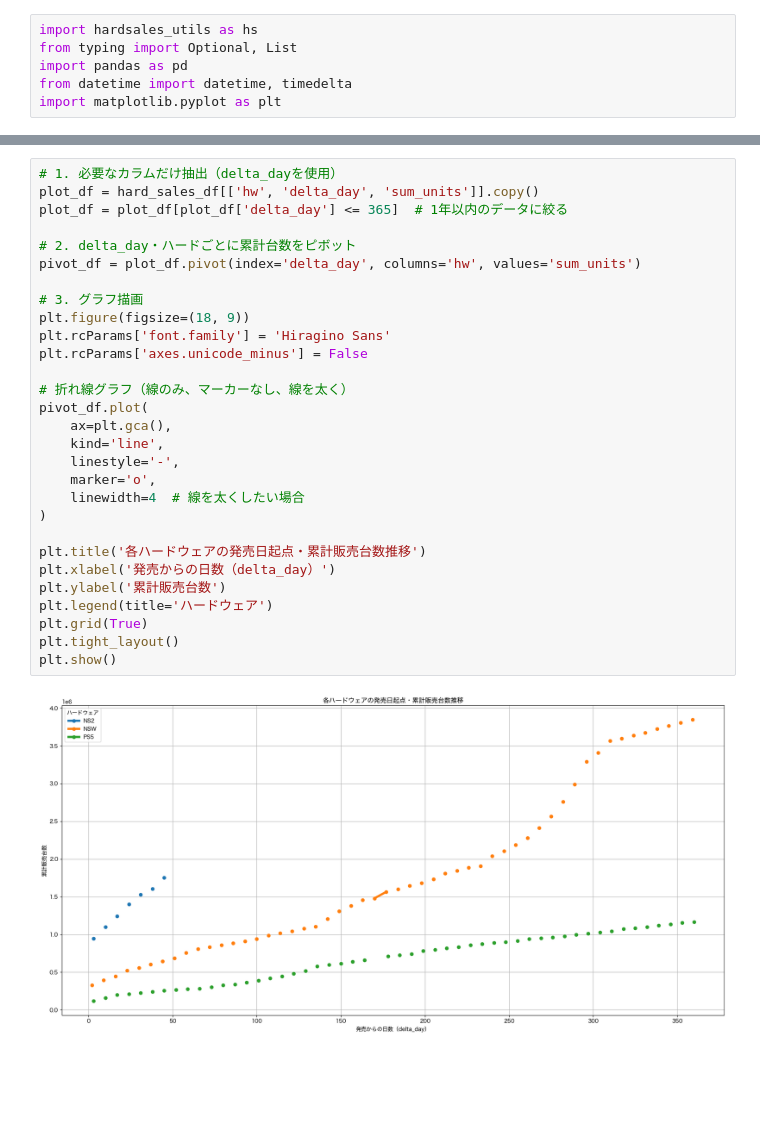
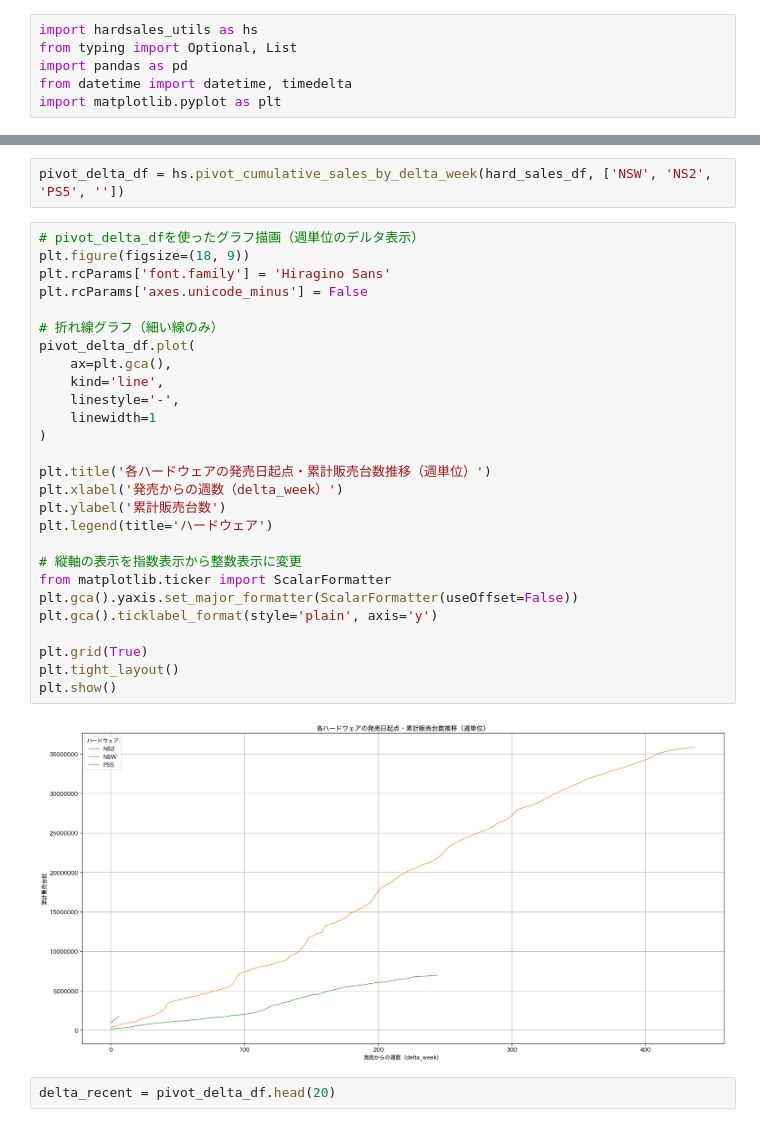
Before and after one commit to hidenden/gamedata, a Jupyter notebook: analysis/cumulative_graph.ipynb, the cells around one changed output, grey strips where cells are left out. Drawn from its saved outputs; the diff is of its cells as text; blank space fills up the shorter version.

```diff
--- a/analysis/cumulative_graph.ipynb
+++ b/analysis/cumulative_graph.ipynb
@@ -38,31 +52,33 @@ plt.show()
-# %%
-# 1. 必要なカラムだけ抽出（delta_dayを使用）
-plot_df = hard_sales_df[['hw', 'delta_day', 'sum_units']].copy()
-plot_df = plot_df[plot_df['delta_day'] <= 365]  # 1年以内のデータに絞る
-
-# 2. delta_day・ハードごとに累計台数をピボット
-pivot_df = plot_df.pivot(index='delta_day', columns='hw', values='sum_units')
-
-# 3. グラフ描画
-plt.figure(figsize=(18, 9))
-plt.rcParams['font.family'] = 'Hiragino Sans'
-plt.rcParams['axes.unicode_minus'] = False
-
-# 折れ線グラフ（線のみ、マーカーなし、線を太く）
-pivot_df.plot(
-    ax=plt.gca(),
-    kind='line',
-    linestyle='-',
-    marker='o',
-    linewidth=4  # 線を太くしたい場合
-)
-
-plt.title('各ハードウェアの発売日起点・累計販売台数推移')
-plt.xlabel('発売からの日数（delta_day）')
-plt.ylabel('累計販売台数')
-plt.legend(title='ハードウェア')
-plt.grid(True)
-plt.tight_layout()
-plt.show()
-# %% [output]
-[figure, removed]
+# %%
+pivot_delta_df = hs.pivot_cumulative_sales_by_delta_week(hard_sales_df, ['NSW', 'NS2', 'PS5', ''])
+# %%
+# pivot_delta_dfを使ったグラフ描画（週単位のデルタ表示）
+plt.figure(figsize=(18, 9))
+plt.rcParams['font.family'] = 'Hiragino Sans'
+plt.rcParams['axes.unicode_minus'] = False
+
+# 折れ線グラフ（細い線のみ）
+pivot_delta_df.plot(
+    ax=plt.gca(),
+    kind='line',
+    linestyle='-',
+    linewidth=1
+)
+
+plt.title('各ハードウェアの発売日起点・累計販売台数推移（週単位）')
+plt.xlabel('発売からの週数（delta_week）')
+plt.ylabel('累計販売台数')
+plt.legend(title='ハードウェア')
+
+# 縦軸の表示を指数表示から整数表示に変更
+from matplotlib.ticker import ScalarFormatter
+plt.gca().yaxis.set_major_formatter(ScalarFormatter(useOffset=False))
+plt.gca().ticklabel_format(style='plain', axis='y')
+
+plt.grid(True)
+plt.tight_layout()
+plt.show()
+# %% [output]
+[figure, added]
+# %%
+delta_recent = pivot_delta_df.head(20)
```
Also changed, not shown: parts of 6 cells of this notebook, 1 other file.
